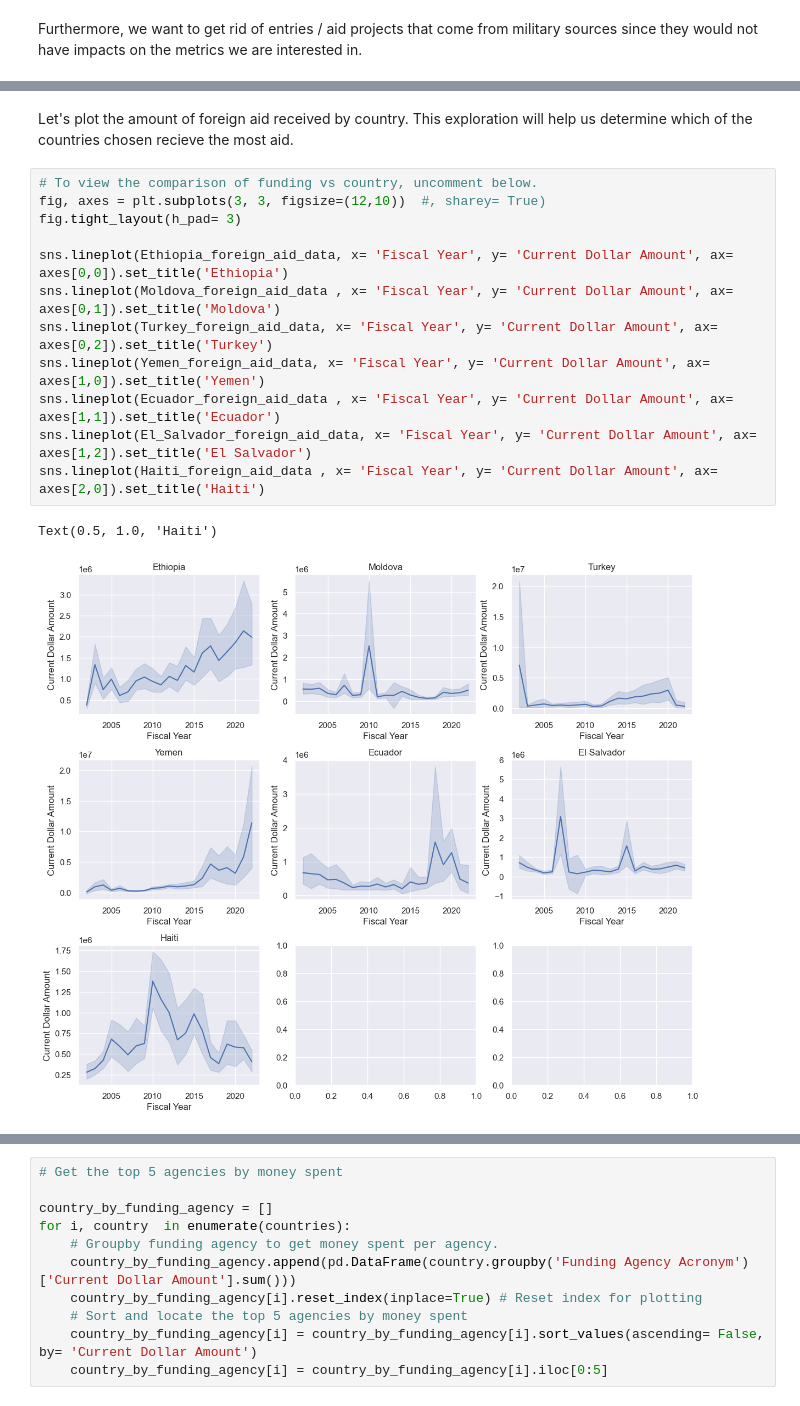
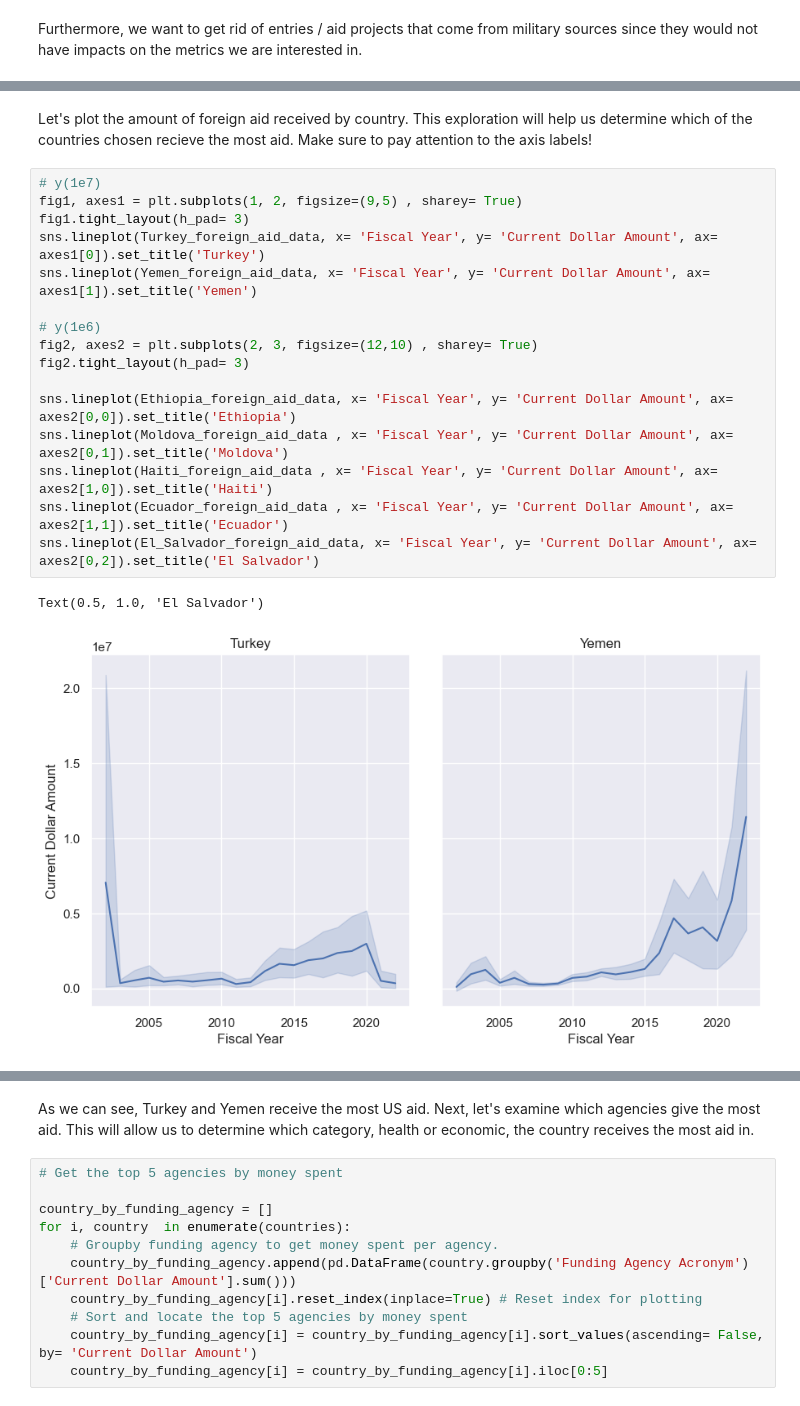
Before and after one commit to chriscallahan99/DataScience_Final_Project, a Jupyter notebook: DS_Milestone_1.ipynb, the cells around one changed output, grey strips where cells are left out. Cells and saved outputs as stored; diff of their text form.

Commit message:
updated plots and added annotations

```diff
--- a/DS_Milestone_1.ipynb
+++ b/DS_Milestone_1.ipynb
@@ -235,17 +218,21 @@ for i, country in enumerate(countries):
 # %% [markdown]
-Let's plot the amount of foreign aid received by country. This exploration will help us determine which of the countries chosen recieve the most aid.
+Let's plot the amount of foreign aid received by country. This exploration will help us determine which of the countries chosen recieve the most aid. Make sure to pay attention to the axis labels!
 # %%
-# To view the comparison of funding vs country, uncomment below.
-fig, axes = plt.subplots(3, 3, figsize=(12,10))  #, sharey= True)
-fig.tight_layout(h_pad= 3)
+# y(1e7)
+fig1, axes1 = plt.subplots(1, 2, figsize=(9,5) , sharey= True)
+fig1.tight_layout(h_pad= 3)
+sns.lineplot(Turkey_foreign_aid_data, x= 'Fiscal Year', y= 'Current Dollar Amount', ax= axes1[0]).set_title('Turkey')
+sns.lineplot(Yemen_foreign_aid_data, x= 'Fiscal Year', y= 'Current Dollar Amount', ax= axes1[1]).set_title('Yemen')
 
-sns.lineplot(Ethiopia_foreign_aid_data, x= 'Fiscal Year', y= 'Current Dollar Amount', ax= axes[0,0]).set_title('Ethiopia')
-sns.lineplot(Moldova_foreign_aid_data , x= 'Fiscal Year', y= 'Current Dollar Amount', ax= axes[0,1]).set_title('Moldova')
-sns.lineplot(Turkey_foreign_aid_data, x= 'Fiscal Year', y= 'Current Dollar Amount', ax= axes[0,2]).set_title('Turkey')
-sns.lineplot(Yemen_foreign_aid_data, x= 'Fiscal Year', y= 'Current Dollar Amount', ax= axes[1,0]).set_title('Yemen')
-sns.lineplot(Ecuador_foreign_aid_data , x= 'Fiscal Year', y= 'Current Dollar Amount', ax= axes[1,1]).set_title('Ecuador')
-sns.lineplot(El_Salvador_foreign_aid_data, x= 'Fiscal Year', y= 'Current Dollar Amount', ax= axes[1,2]).set_title('El Salvador')
-sns.lineplot(Haiti_foreign_aid_data , x= 'Fiscal Year', y= 'Current Dollar Amount', ax= axes[2,0]).set_title('Haiti')
+# y(1e6)
+fig2, axes2 = plt.subplots(2, 3, figsize=(12,10) , sharey= True)
+fig2.tight_layout(h_pad= 3)
+
+sns.lineplot(Ethiopia_foreign_aid_data, x= 'Fiscal Year', y= 'Current Dollar Amount', ax= axes2[0,0]).set_title('Ethiopia')
+sns.lineplot(Moldova_foreign_aid_data , x= 'Fiscal Year', y= 'Current Dollar Amount', ax= axes2[0,1]).set_title('Moldova')
+sns.lineplot(Haiti_foreign_aid_data , x= 'Fiscal Year', y= 'Current Dollar Amount', ax= axes2[1,0]).set_title('Haiti')
+sns.lineplot(Ecuador_foreign_aid_data , x= 'Fiscal Year', y= 'Current Dollar Amount', ax= axes2[1,1]).set_title('Ecuador')
+sns.lineplot(El_Salvador_foreign_aid_data, x= 'Fiscal Year', y= 'Current Dollar Amount', ax= axes2[0,2]).set_title('El Salvador')
 # %% [output]
-Text(0.5, 1.0, 'Haiti')
+Text(0.5, 1.0, 'El Salvador')
-[figure, old version]
+[figure, new version]
@@ -252,3 +240,5 @@ Text(0.5, 1.0, 'Haiti')
+# %% [markdown]
+As we can see, Turkey and Yemen receive the most US aid. Next, let's examine which agencies give the most aid. This will allow us to determine which category, health or economic, the country receives the most aid in.
 # %%
 # Get the top 5 agencies by money spent
 
```
Also changed, not shown: parts of 5 cells of this notebook.
